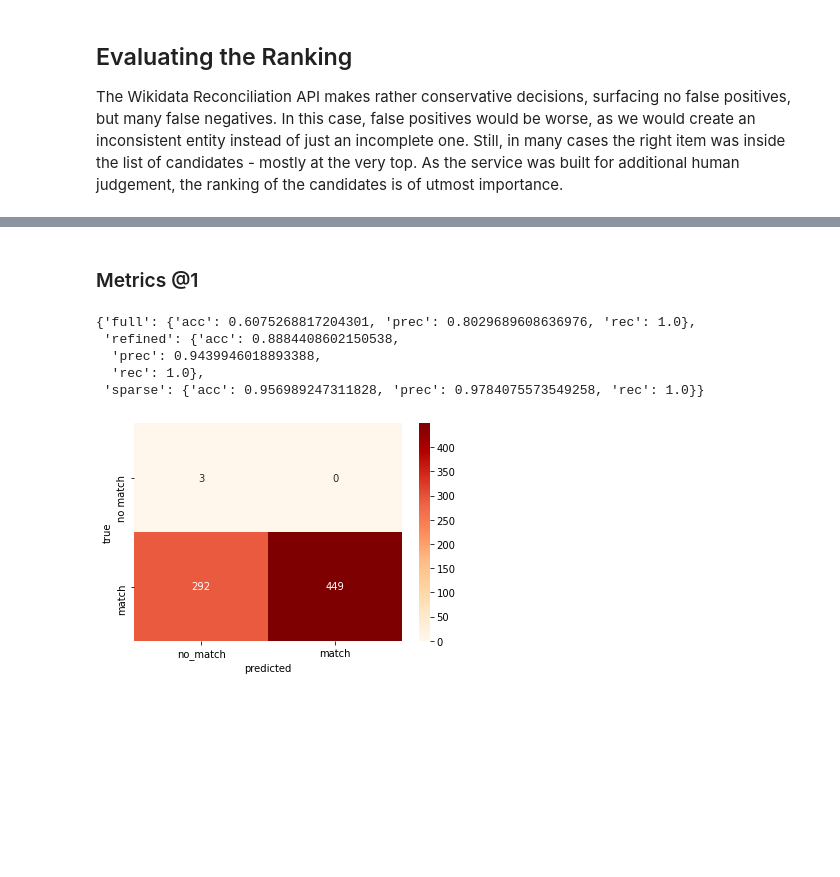
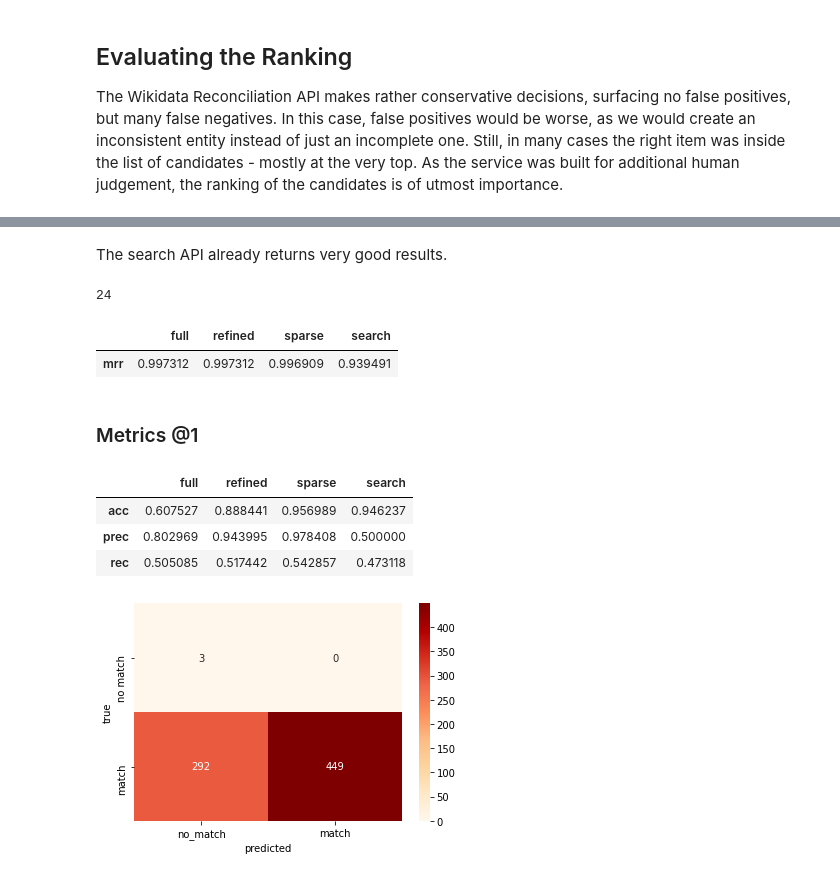
Before and after one commit to PeterWalchhofer/evaluation_bachelor_thesis, a Jupyter notebook: Analysis.ipynb, the cells around one changed output, grey strips where cells are left out. Drawn from its saved outputs; the diff is of its cells as text; code cells hidden in the pictures; blank space fills up the shorter version.

Commit message:
crazy precision/recall pipes

```diff
--- a/Analysis.ipynb
+++ b/Analysis.ipynb
@@ -418,25 +601,42 @@ def mrr(cd):
+# %% [markdown]
+The search API already returns very good results.
+# %%
+cd_mw = (__cd_mw
+            .merge(person_assignments, on="id", how = "left")
+            .assign(match = lambda x: x["cd_wd_id"] == x["wikidata"],
+                    rank = lambda x: x.groupby("id").cumcount().values + 1)
+            )
+#cd_mw = cd_mw[~cd_mw["wikidata"].isna()]
+mrr_metrics["search"] = mrr(cd_mw)
+pandas.DataFrame(mrr_metrics, index= ["mrr"])
+# %% [output]
+24
+|  | full | refined | sparse | search |
+| mrr | 0.997312 | 0.997312 | 0.996909 | 0.939491 |
 # %% [markdown]
 ### Metrics @1
 # %%
-def metrics_at_1(cd):
+def comp_metrics_at_1(cd):
     cd_first= cd.groupby("id").first()
     cd_first_metrics = {
         "acc": metrics.accuracy_score(cd_first["cd_match_pred"], cd_first["match"]),
-        "prec": metrics.precision_score(cd_first["cd_match_pred"], cd_first["match"],average="macro"),
-        "rec": metrics.recall_score(cd_first["cd_match_pred"], cd_first["match"])
+        "prec": metrics.precision_score(cd_first["cd_match_pred"], cd_first["match"], average="macro"),
+        "rec": metrics.recall_score(cd_first["cd_match_pred"], cd_first["match"], average="macro")
     }
     return cd_first_metrics
-{
-    "full":metrics_at_1(cd_full),
-    "refined":metrics_at_1(cd_refined),
-    "sparse":metrics_at_1(cd_sparse)
+metrics_at_1 = {
+    "full":comp_metrics_at_1(cd_full),
+    "refined":comp_metrics_at_1(cd_refined),
+    "sparse":comp_metrics_at_1(cd_sparse),
+    # If we would just mark the first result as a match
+    "search": comp_metrics_at_1(cd_mw.assign(cd_match_pred = True))
     }
+pandas.DataFrame(metrics_at_1)
 # %% [output]
-{'full': {'acc': 0.6075268817204301, 'prec': 0.8029689608636976, 'rec': 1.0},
- 'refined': {'acc': 0.8884408602150538,
-  'prec': 0.9439946018893388,
-  'rec': 1.0},
- 'sparse': {'acc': 0.956989247311828, 'prec': 0.9784075573549258, 'rec': 1.0}}
+|  | full | refined | sparse | search |
+| acc | 0.607527 | 0.888441 | 0.956989 | 0.946237 |
+| prec | 0.802969 | 0.943995 | 0.978408 | 0.500000 |
+| rec | 0.505085 | 0.517442 | 0.542857 | 0.473118 |
 # %%
 conf_matr_first = lambda first: metrics.confusion_matrix(first["match"], first["cd_match_pred"])
 conf_matr = conf_matr_first(cd_first)
```
Also changed, not shown: parts of 26 cells of this notebook, 2 other files.
